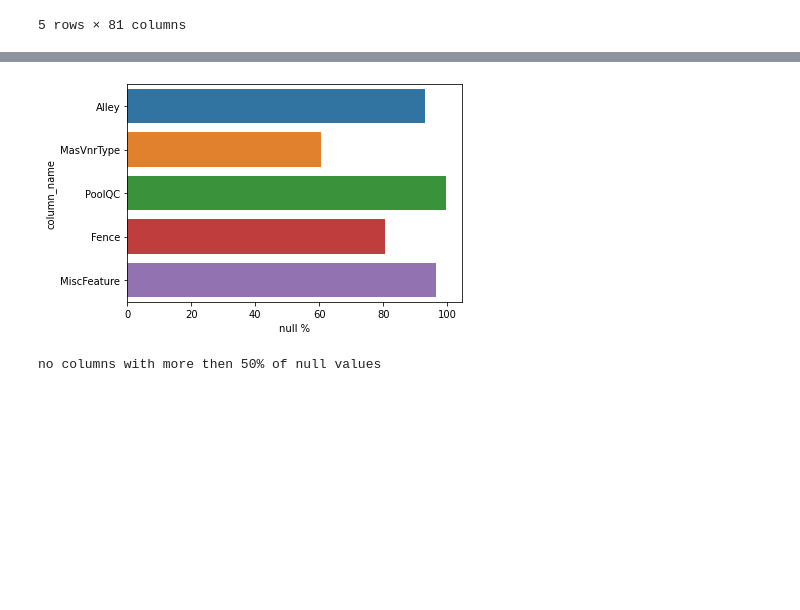
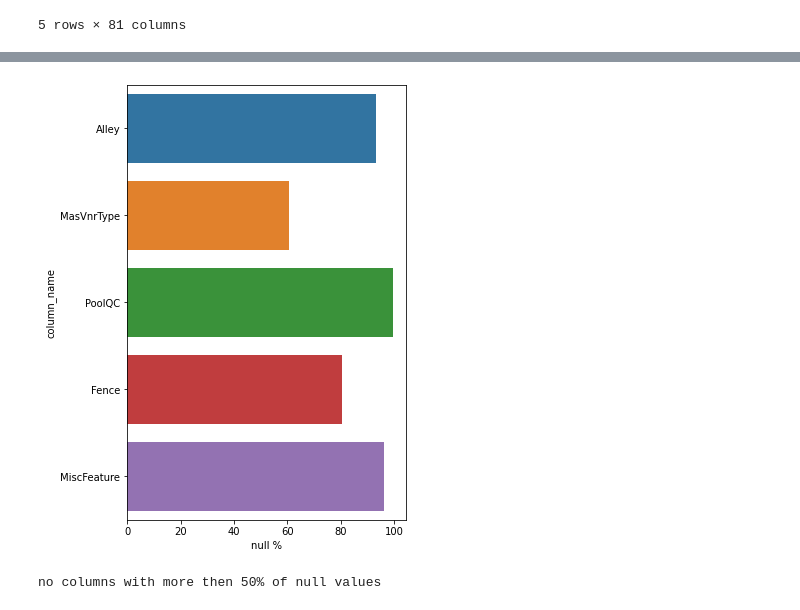
Before and after one commit to imran-nazir0011/kaggle-projects, a Jupyter notebook: House Prices - Advanced Regression Techniques/HousePrices.ipynb, the cells around one changed output, grey strips where cells are left out. Drawn from its saved outputs; the diff is of its cells as text; code cells hidden in the pictures; blank space fills up the shorter version.

```diff
--- a/House Prices - Advanced Regression Techniques/HousePrices.ipynb
+++ b/House Prices - Advanced Regression Techniques/HousePrices.ipynb
@@ -47,8 +46,10 @@ def splitX_y(data,target_features):
 def train_test_split(X,y):
      return train_test_split(X,y,test_size=0.2,random_state=42)
 # %%
-def barplot(data,col):
+def barplot(data,col,height=10,width=6):
+    plt.figure(figsize=(width, height))
     sns.barplot(data,x=col,y='column_name')
+    plt.show()
 # %%
 num_features=numerical_features(df)
 cat_features=categorical_features(df)
@@ -67,6 +68,8 @@ def describe_data(data):
         'mean': [round(data[col].mean(), 2) if col in num_features else '' for col in data.columns],
         'mode': ['' if data[col].mode().empty else data[col].mode().iloc[0] for col in data.columns],
         'mode #': [data[col].value_counts().max() if not data[col].mode().empty else '' for col in data.columns],
+        'unique':  [data[col].unique() if  data[col].nunique() < 100  else '' for col in data.columns],
+        'nunique': [data[col].nunique() for col in data.columns],
         'null #': [data[col].isnull().sum() for col in data.columns],
         'null %': [round(data[col].isnull().mean() * 100, 2) for col in data.columns]
     })
@@ -118,11 +121,11 @@ def checknull_perc(data,threshold=50):
     if not (data['null %']>threshold).any() :
         print(f'no columns with more then { threshold }% of null values')
     else:
-        barplot(data[data['null %']>threshold],'null %')
+        barplot(data[data['null %']>threshold],'null %',width=5,height=8)
 # %%
-checknull_perc(describe_cat)
+checknull_perc(describe_cat,)
 # %% [output]
-[figure, old version]
+[figure, new version]
 # %%
 checknull_perc(describe_num)
 # %% [output]
```
Also changed, not shown: parts of 12 cells of this notebook, 3 other files.
